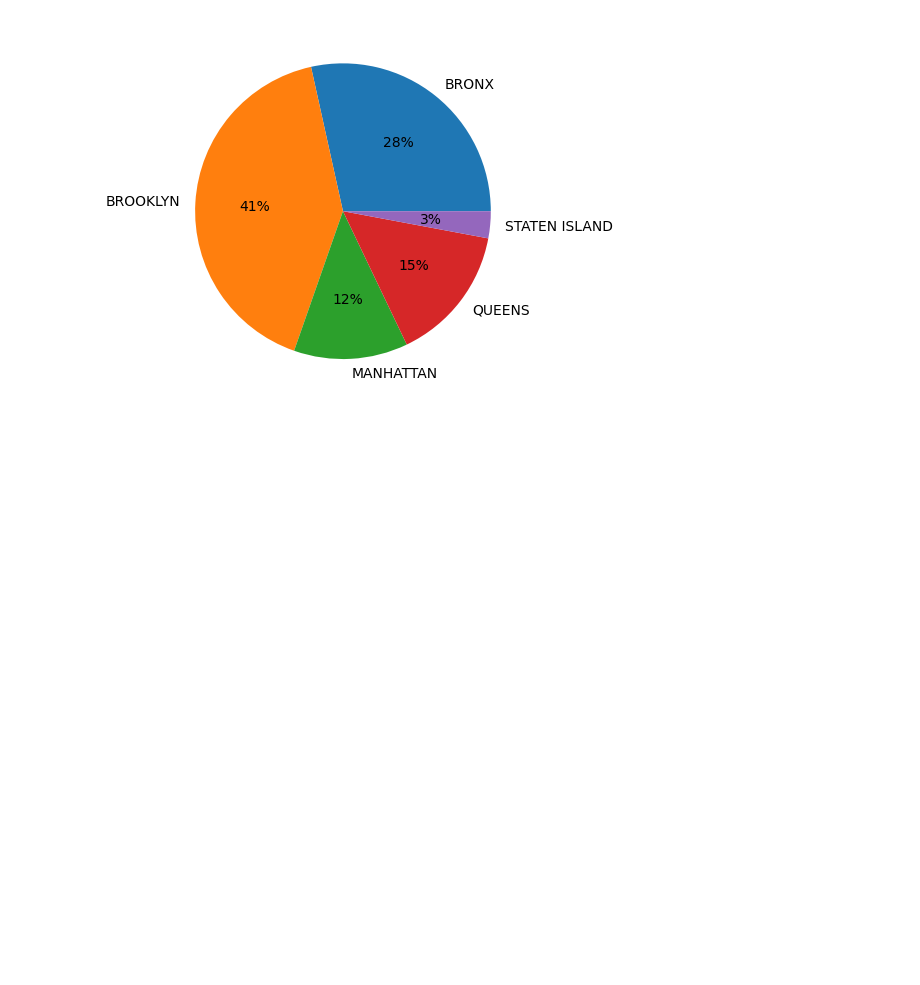
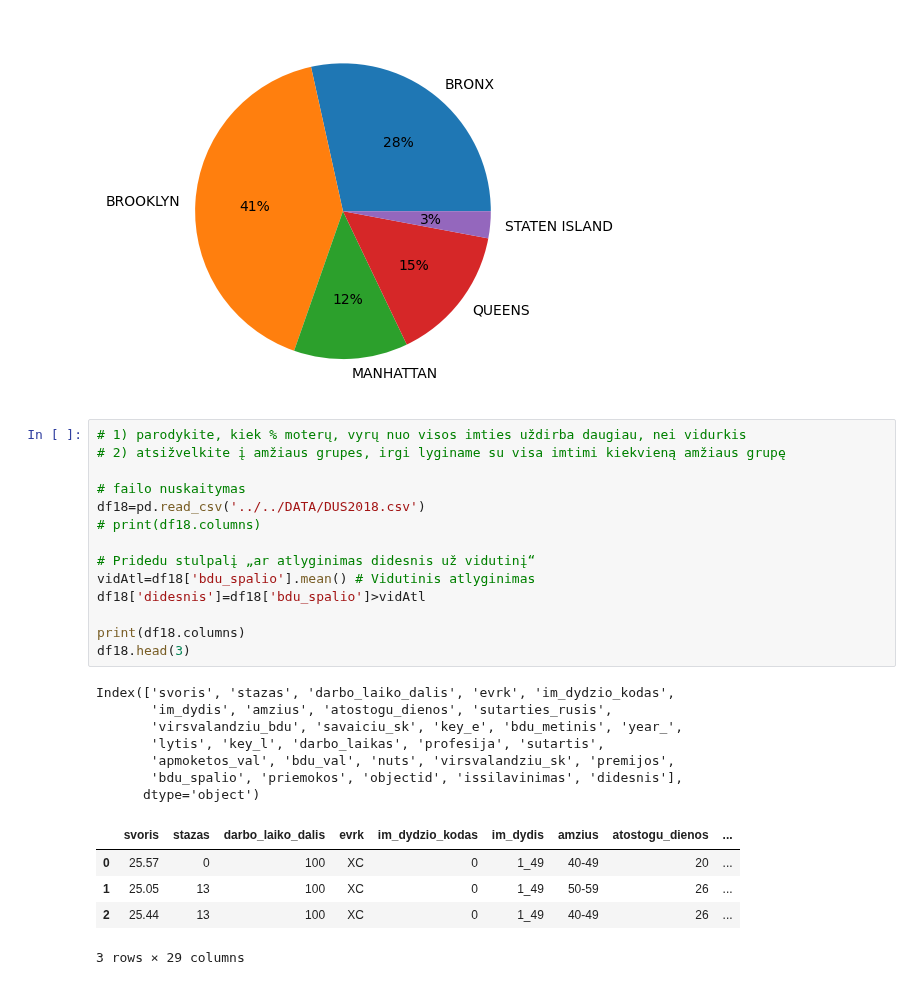
Before and after one commit to ISeeBugsEverywhere/DataScienceNotebooks, a Jupyter notebook: Studentai/MykolasOK/2024-09-02.ipynb, the cells around one changed output. Cells and saved outputs as stored; diff of their text form; blank space fills up the shorter version.

```diff
--- a/Studentai/MykolasOK/2024-09-02.ipynb
+++ b/Studentai/MykolasOK/2024-09-02.ipynb
@@ -109,3 +109,30 @@ plt.show()
 # print(e)
 # %% [output]
 [figure]
+# %%
+# 1) parodykite, kiek % moterų, vyrų nuo visos imties uždirba daugiau, nei vidurkis
+# 2) atsižvelkite į amžiaus grupes, irgi lyginame su visa imtimi kiekvieną amžiaus grupę
+
+# failo nuskaitymas
+df18=pd.read_csv('../../DATA/DUS2018.csv')
+# print(df18.columns)
+
+# Pridedu stulpalį „ar atlyginimas didesnis už vidutinį“
+vidAtl=df18['bdu_spalio'].mean() # Vidutinis atlyginimas
+df18['didesnis']=df18['bdu_spalio']>vidAtl
+
+print(df18.columns)
+df18.head(3)
+# %% [output]
+Index(['svoris', 'stazas', 'darbo_laiko_dalis', 'evrk', 'im_dydzio_kodas',
+       'im_dydis', 'amzius', 'atostogu_dienos', 'sutarties_rusis',
+       'virsvalandziu_bdu', 'savaiciu_sk', 'key_e', 'bdu_metinis', 'year_',
+       'lytis', 'key_l', 'darbo_laikas', 'profesija', 'sutartis',
+       'apmoketos_val', 'bdu_val', 'nuts', 'virsvalandziu_sk', 'premijos',
+       'bdu_spalio', 'priemokos', 'objectid', 'issilavinimas', 'didesnis'],
+      dtype='object')
+|  | svoris | stazas | darbo_laiko_dalis | evrk | im_dydzio_kodas | im_dydis | amzius | atostogu_dienos | ... |
+| 0 | 25.57 | 0 | 100 | XC | 0 | 1_49 | 40-49 | 20 | ... |
+| 1 | 25.05 | 13 | 100 | XC | 0 | 1_49 | 50-59 | 26 | ... |
+| 2 | 25.44 | 13 | 100 | XC | 0 | 1_49 | 40-49 | 26 | ... |
+3 rows × 29 columns
```
Also changed, not shown: parts of 6 cells of this notebook.
